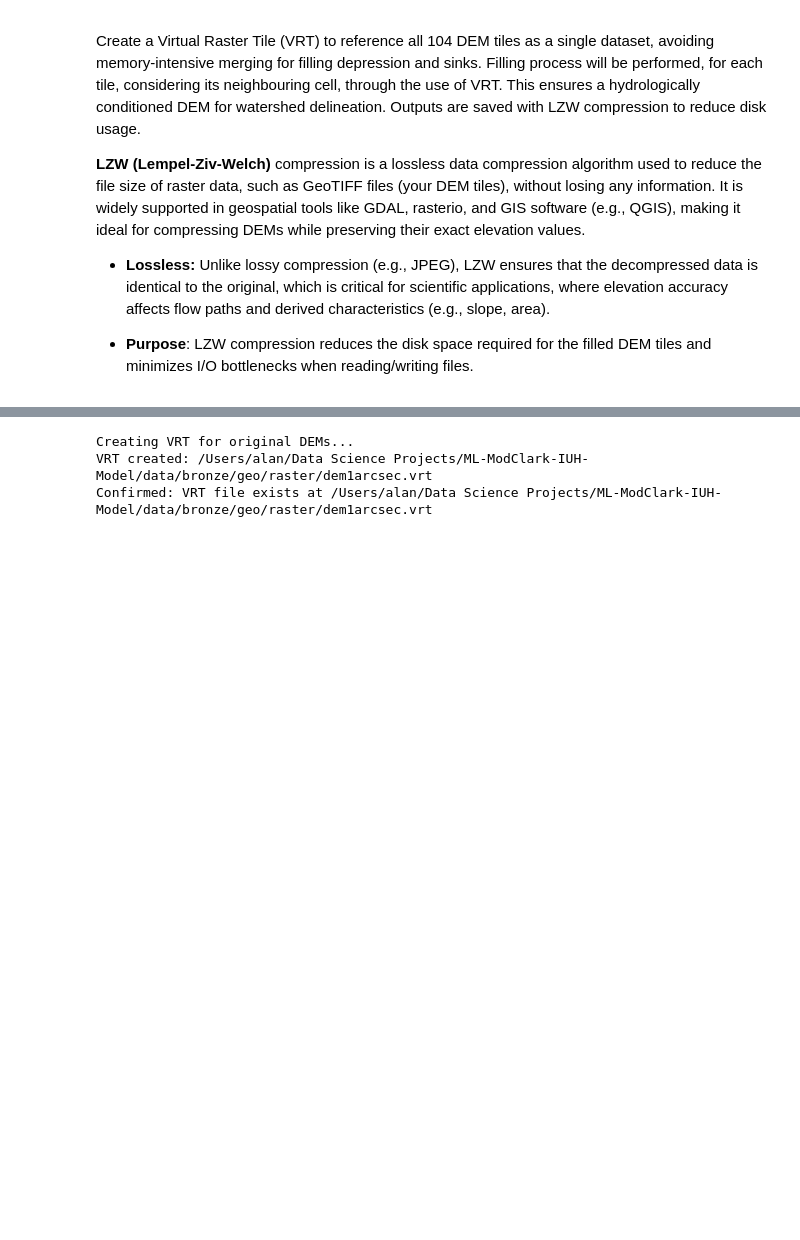
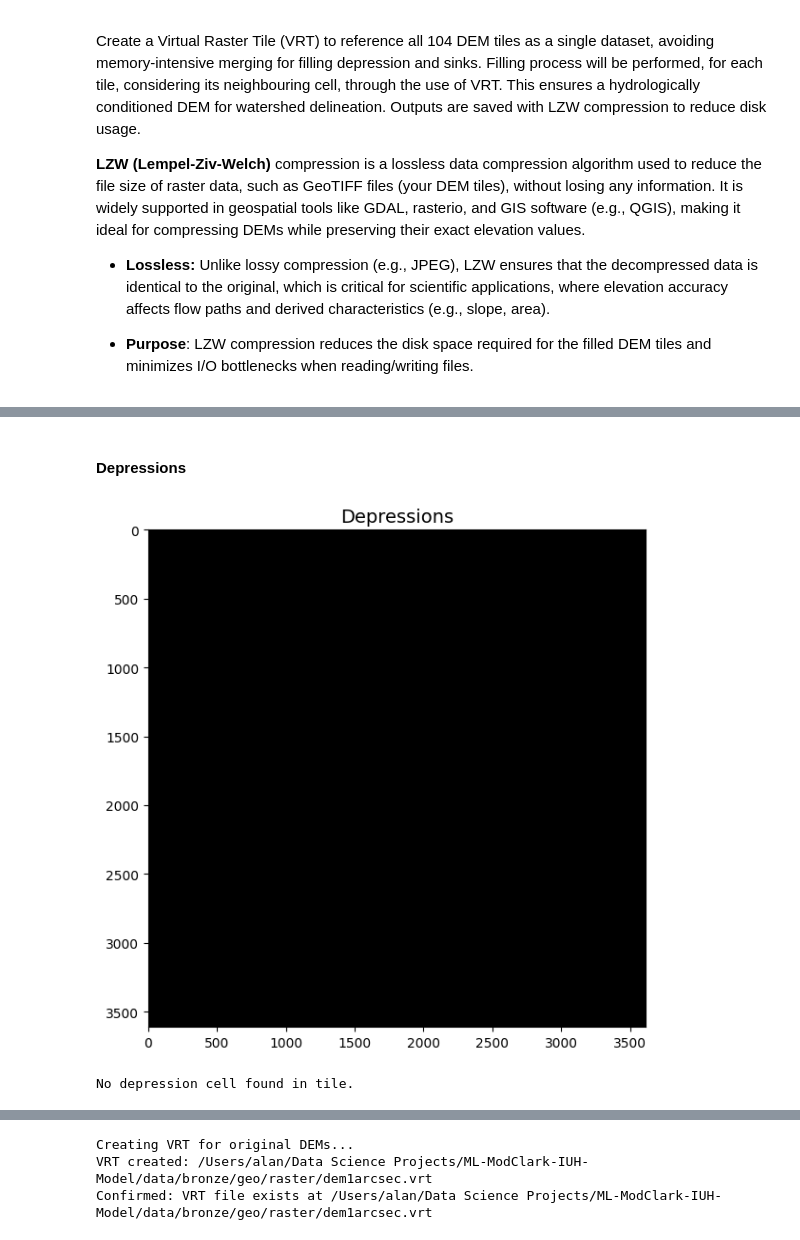
Before and after one commit to vpalvesalan/ML-ModClark-IUH-Model, a Jupyter notebook: notebooks/preprocessing/7_dem_preprocessing.ipynb, the cells around one changed output, grey strips where cells are left out. Saved outputs shown, nothing was run; the diff lists cells and outputs as text; code cells hidden in the pictures; blank space fills up the shorter version.

```diff
--- a/notebooks/preprocessing/7_dem_preprocessing.ipynb
+++ b/notebooks/preprocessing/7_dem_preprocessing.ipynb
@@ -103,0 +187,20 @@ Create a Virtual Raster Tile (VRT) to reference all 104 DEM tiles as a single da
+# %% [markdown]
+#### Depressions
+# %%
+depressions = grid.detect_depressions(dem)
+fig, ax = plt.subplots(figsize=(8,6))
+fig.patch.set_alpha(0)
+
+plt.imshow(depressions, cmap='Greys_r', zorder=1)
+plt.title('Depressions', size=14)
+plt.tight_layout()
+# %% [output]
+[figure, added]
+# %%
+if depressions.any():
+    print(f"Found {depressions.sum()} depression cells in tile. Filling depressions...")
+    flooded_dem = grid.fill_depressions(dem)
+else:
+    print("No depression cell found in tile.")
+# %% [output]
+No depression cell found in tile.
```
Also changed, not shown: parts of 37 cells of this notebook.
